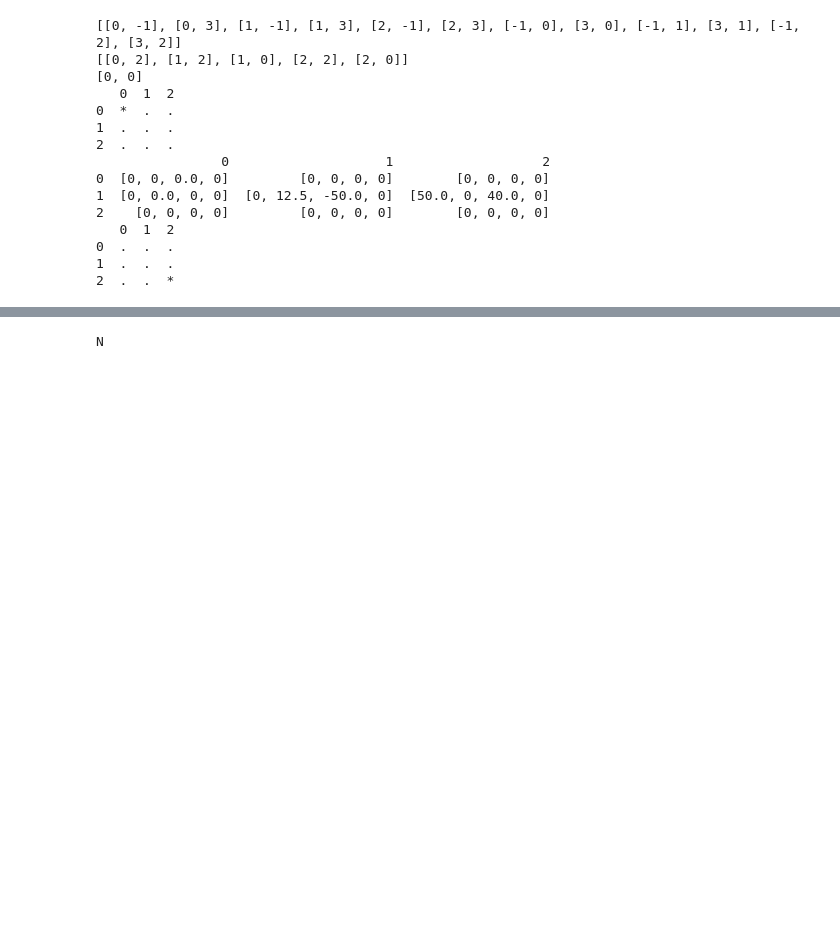
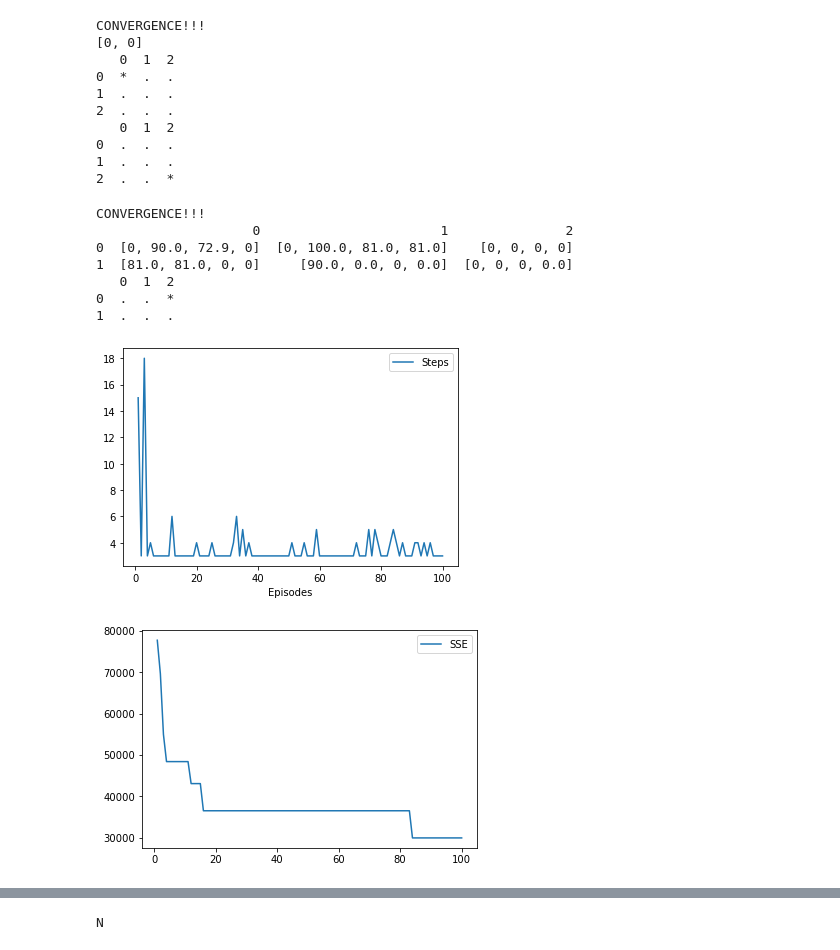
Before and after one commit to FreedomEclipse/GridWorld, a Jupyter notebook: gridworld.ipynb, the cells around one changed output, grey strips where cells are left out. Saved outputs shown, nothing was run; the diff lists cells and outputs as text; code cells hidden in the pictures; blank space fills up the shorter version.

```diff
--- a/gridworld.ipynb
+++ b/gridworld.ipynb
@@ -177,10 +252,9 @@ def getDirChar(direct):
     return d
 # %%
 # receives: pdef (if predefined path or not), iterations, path (none if not predefined)
-def run(pdef, iters, path):
+def run(pdef, iters, path, eps, getQtruth):
 
     #start = player.start
-    eps = 0.1
 
     if pdef == False:
         for i in range(0, iters):
@@ -214,9 +288,22 @@ def run(pdef, iters, path):
                 #print(player.curr_state)
                 #print(grid.show_board)
 
-            player.detPolicyV()
-            charts.stepsGoal['Steps'][i+1] = stepCount
+            if getQtruth == False:
+                # determine the new policy and V table
+                player.detPolicyV()
+
+                # update the steps goal df
+                charts.stepsGoal['Steps'][i+1] = stepCount
+
+                # get SSE
+                #print(i)
+                #print(charts.sse)
+                charts.sse['SSE'][i+1] = charts.determineSSE()
+
+
+            # move player back to start position
             player.curr_state = player.start[:]
+            #print(i)
         player.qtable = player.qtable.round(2)
 
 
@@ -245,7 +332,12 @@ def run(pdef, iters, path):
 
         player.qtable = player.qtable.round(2)
 # %%
+# Non-deterministic Homework example
 aRewards = [[0, 2, 25], [1, 2, -100], [1, 0, -80], [2, 2, 80], [2, 0, 100]]
+
+player = Player(grid, [0, 0])
+itersTruth = [50, 60, 70, 80]
+grid.determineQtruth(itersTruth)
 
 grid = setupGrid(3, 3, aRewards)
 player = Player(grid, [0, 0])
@@ -258,22 +350,61 @@ print(grid.show_board)
 
 path = [['S', 'E', 'S'], ['S', 'E', 'E', 'N'], ['S', 'E', 'E', 'S']]
 
-run(True, iters, path)
-print(player.qtable)
+run(True, iters, path, 0.1, False)
+#print(player.qtable)
 print(grid.show_board)
+
+#plt.figure()
+#g1 = sns.lineplot(data=charts.stepsGoal)
+#plt.figure()
+#g2 = sns.lineplot(data=charts.sse)
 # %% [output]
-[[0, -1], [0, 3], [1, -1], [1, 3], [2, -1], [2, 3], [-1, 0], [3, 0], [-1, 1], [3, 1], [-1, 2], [3, 2]]
-[[0, 2], [1, 2], [1, 0], [2, 2], [2, 0]]
+CONVERGENCE!!!
 [0, 0]
    0  1  2
 0  *  .  .
 1  .  .  .
 2  .  .  .
-                0                    1                   2
-0  [0, 0, 0.0, 0]         [0, 0, 0, 0]        [0, 0, 0, 0]
-1  [0, 0.0, 0, 0]  [0, 12.5, -50.0, 0]  [50.0, 0, 40.0, 0]
-2    [0, 0, 0, 0]         [0, 0, 0, 0]        [0, 0, 0, 0]
    0  1  2
 0  .  .  .
 1  .  .  .
 2  .  .  *
+# %%
+# Deterministic In class example
+aRewards = [[2, 0, 100]]
+
+grid = setupGrid(3, 2, aRewards)
+player = Player(grid, [0, 1])
+qlearn = QLearn(0.9, None, True)
+
+itersTruth = [50, 60, 70, 80]
+grid.determineQtruth(itersTruth)
+
+iters = 100
+player = Player(grid, [0, 1])
+charts = Charts(iters)
+
+#print(player.curr_state)
+#print(grid.show_board)
+
+run(False, iters, None, 0.1, False)
+print(player.qtable)
+print(grid.show_board)
+
+player.detPolicyV()
+
+
+plt.figure()
+g1 = sns.lineplot(data=charts.stepsGoal)
+plt.figure()
+g2 = sns.lineplot(data=charts.sse)
+# %% [output]
+CONVERGENCE!!!
+                    0                       1               2
+0  [0, 90.0, 72.9, 0]  [0, 100.0, 81.0, 81.0]    [0, 0, 0, 0]
+1  [81.0, 81.0, 0, 0]     [90.0, 0.0, 0, 0.0]  [0, 0, 0, 0.0]
+   0  1  2
+0  .  .  *
+1  .  .  .
+[figure, added]
+[figure, added]
```
Also changed, not shown: parts of 11 cells of this notebook.
